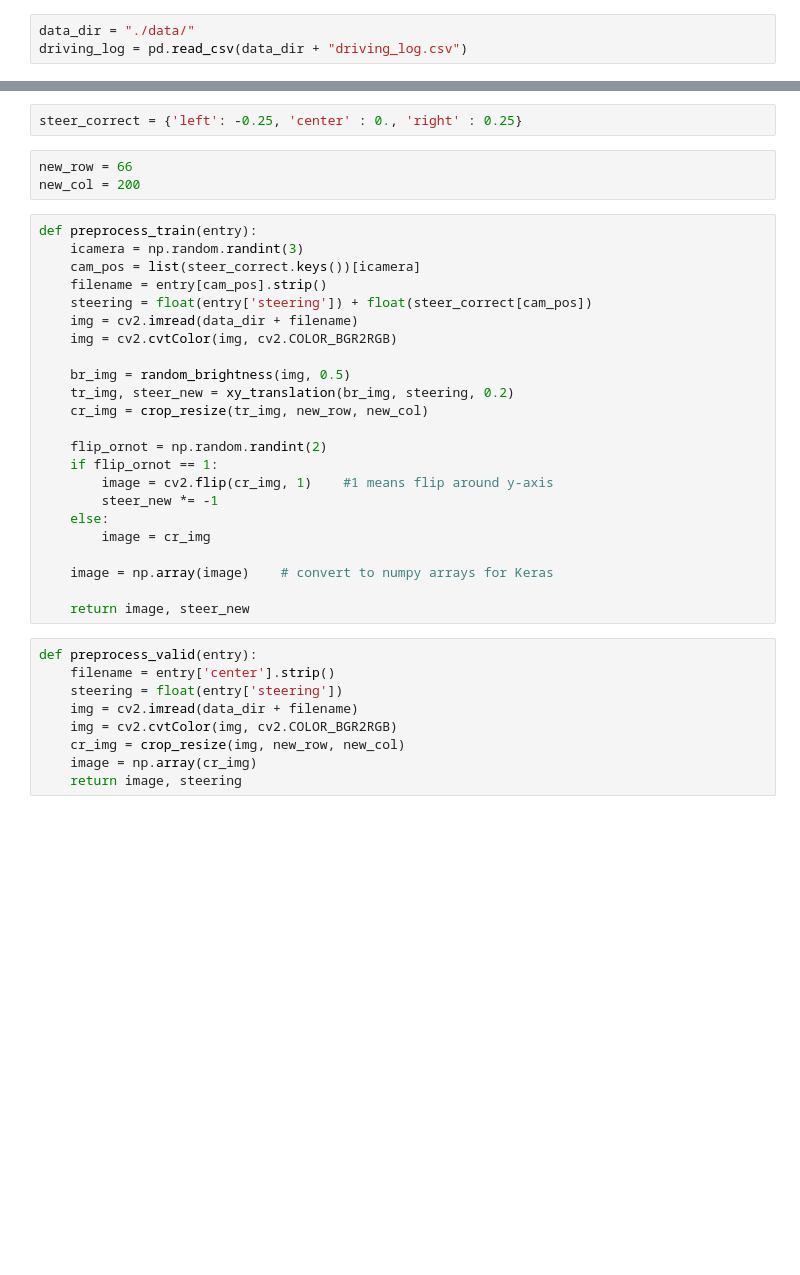
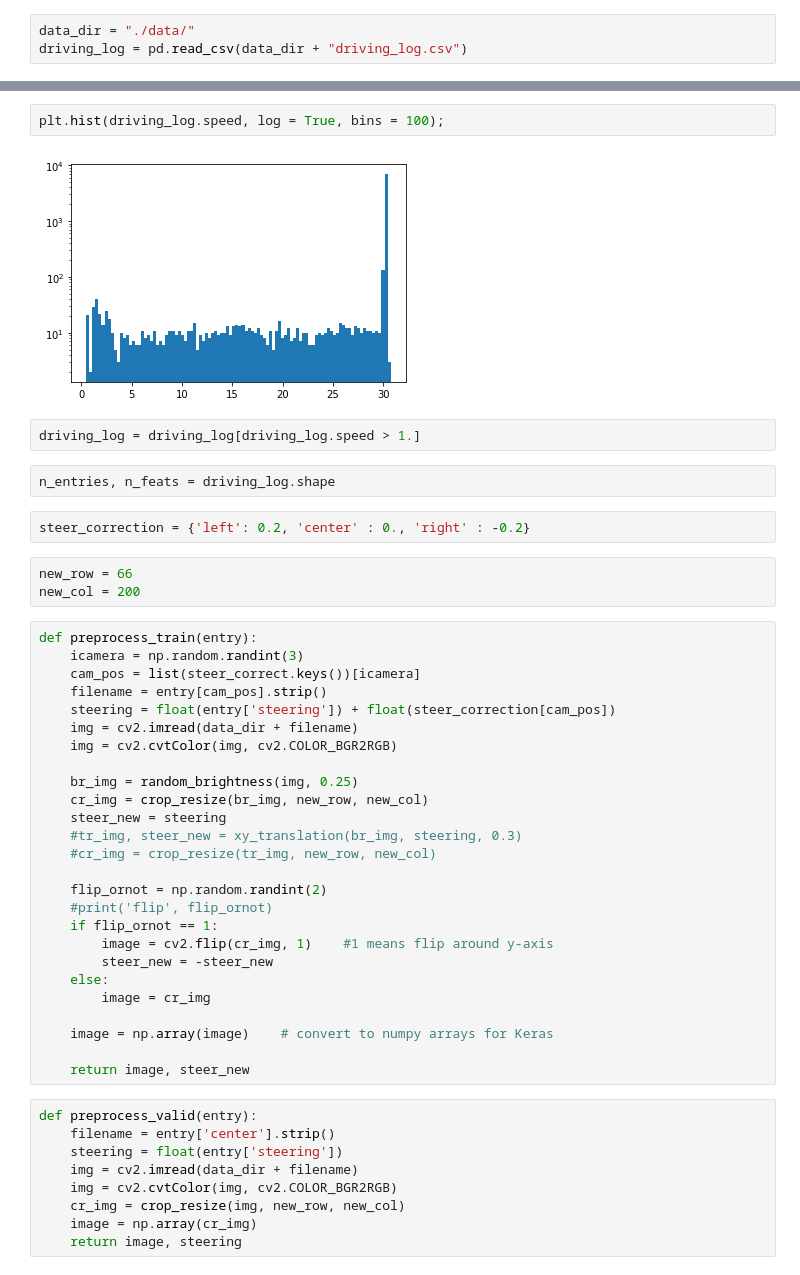
Before and after one commit to xingliuUT/CarND-Behavioral-Cloning-P3, a Jupyter notebook: image_augmentation.ipynb, the cells around one changed output, grey strips where cells are left out. Saved outputs shown, nothing was run; the diff lists cells and outputs as text; blank space fills up the shorter version.

Commit message:
fix: angle correction for side cameras

```diff
--- a/image_augmentation.ipynb
+++ b/image_augmentation.ipynb
@@ -65,5 +73,13 @@ driving_log.tail(3)
+# %%
+plt.hist(driving_log.speed, log = True, bins = 100);
+# %% [output]
+[figure, added]
+# %%
+driving_log = driving_log[driving_log.speed > 1.]
+# %%
+n_entries, n_feats = driving_log.shape
 # %%
-steer_correct = {'left': -0.25, 'center' : 0., 'right' : 0.25}
+steer_correction = {'left': 0.2, 'center' : 0., 'right' : -0.2}
 # %%
 new_row = 66
 new_col = 200
@@ -72,18 +88,21 @@ def preprocess_train(entry):
     icamera = np.random.randint(3)
     cam_pos = list(steer_correct.keys())[icamera]
     filename = entry[cam_pos].strip()
-    steering = float(entry['steering']) + float(steer_correct[cam_pos])
+    steering = float(entry['steering']) + float(steer_correction[cam_pos])
     img = cv2.imread(data_dir + filename)
     img = cv2.cvtColor(img, cv2.COLOR_BGR2RGB)
 
-    br_img = random_brightness(img, 0.5)
-    tr_img, steer_new = xy_translation(br_img, steering, 0.2)
-    cr_img = crop_resize(tr_img, new_row, new_col)
+    br_img = random_brightness(img, 0.25)
+    cr_img = crop_resize(br_img, new_row, new_col)
+    steer_new = steering
+    #tr_img, steer_new = xy_translation(br_img, steering, 0.3)
+    #cr_img = crop_resize(tr_img, new_row, new_col)
 
     flip_ornot = np.random.randint(2)
+    #print('flip', flip_ornot)
     if flip_ornot == 1:
         image = cv2.flip(cr_img, 1)    #1 means flip around y-axis
-        steer_new *= -1
+        steer_new = -steer_new
     else:
         image = cr_img
 
```
Also changed, not shown: parts of 17 cells of this notebook.
